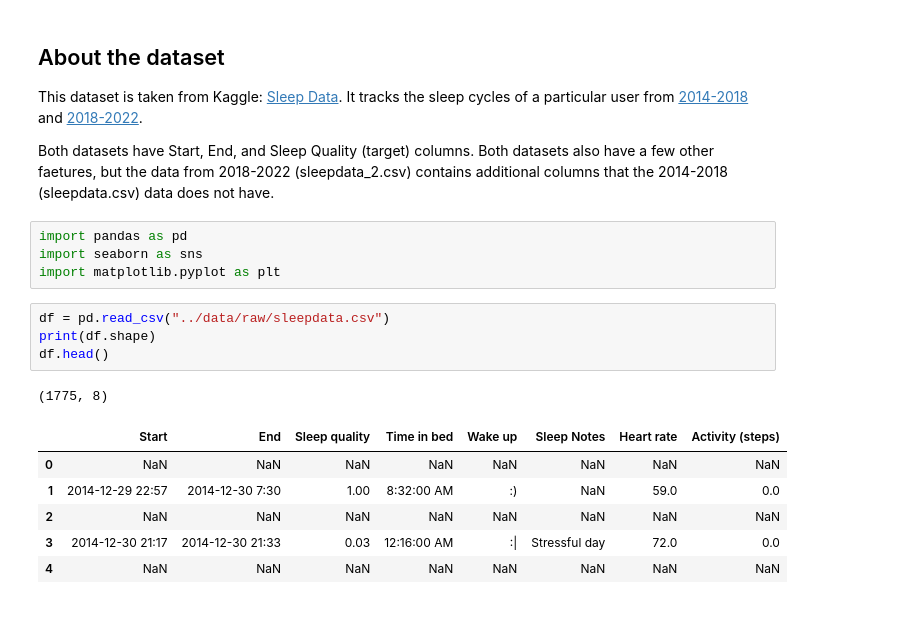
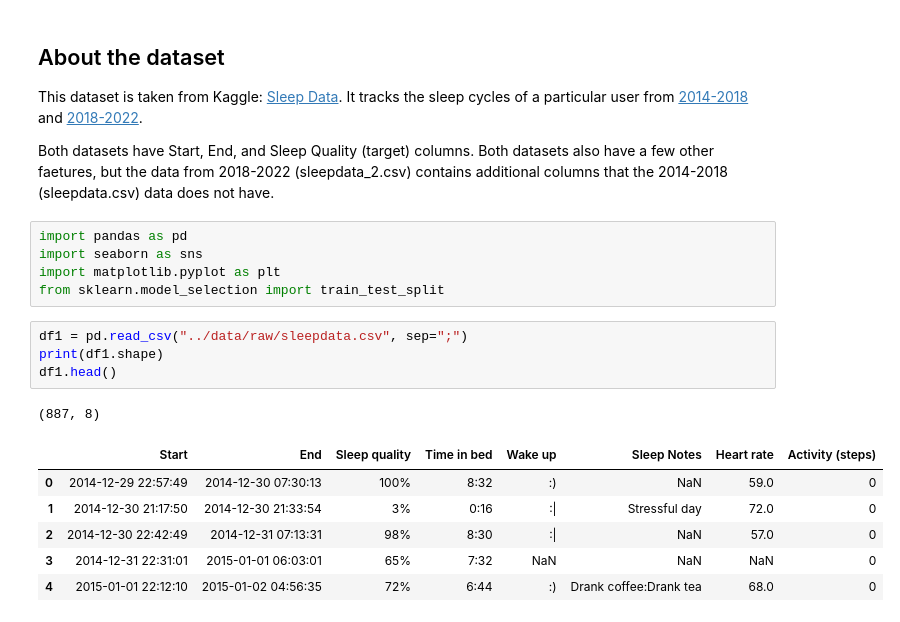
Before and after one commit to ricd99/endToEndML, a Jupyter notebook: notebooks/EDA.ipynb, the cells around one changed output. Drawn from its saved outputs; the diff is of its cells as text.

```diff
--- a/notebooks/EDA.ipynb
+++ b/notebooks/EDA.ipynb
@@ -8,15 +8,16 @@ Both datasets have Start, End, and Sleep Quality (target) columns. Both datasets
 import pandas as pd
 import seaborn as sns
 import matplotlib.pyplot as plt
+from sklearn.model_selection import train_test_split
 # %%
-df = pd.read_csv("../data/raw/sleepdata.csv")
-print(df.shape)
-df.head()
+df1 = pd.read_csv("../data/raw/sleepdata.csv", sep=";")
+print(df1.shape)
+df1.head()
 # %% [output]
-(1775, 8)
+(887, 8)
 |  | Start | End | Sleep quality | Time in bed | Wake up | Sleep Notes | Heart rate | Activity (steps) |
-| 0 | NaN | NaN | NaN | NaN | NaN | NaN | NaN | NaN |
-| 1 | 2014-12-29 22:57 | 2014-12-30 7:30 | 1.00 | 8:32:00 AM | :) | NaN | 59.0 | 0.0 |
-| 2 | NaN | NaN | NaN | NaN | NaN | NaN | NaN | NaN |
-| 3 | 2014-12-30 21:17 | 2014-12-30 21:33 | 0.03 | 12:16:00 AM | :| | Stressful day | 72.0 | 0.0 |
-| 4 | NaN | NaN | NaN | NaN | NaN | NaN | NaN | NaN |
+| 0 | 2014-12-29 22:57:49 | 2014-12-30 07:30:13 | 100% | 8:32 | :) | NaN | 59.0 | 0 |
+| 1 | 2014-12-30 21:17:50 | 2014-12-30 21:33:54 | 3% | 0:16 | :| | Stressful day | 72.0 | 0 |
+| 2 | 2014-12-30 22:42:49 | 2014-12-31 07:13:31 | 98% | 8:30 | :| | NaN | 57.0 | 0 |
+| 3 | 2014-12-31 22:31:01 | 2015-01-01 06:03:01 | 65% | 7:32 | NaN | NaN | NaN | 0 |
+| 4 | 2015-01-01 22:12:10 | 2015-01-02 04:56:35 | 72% | 6:44 | :) | Drank coffee:Drank tea | 68.0 | 0 |
```
Also changed, not shown: parts of 13 cells of this notebook.
